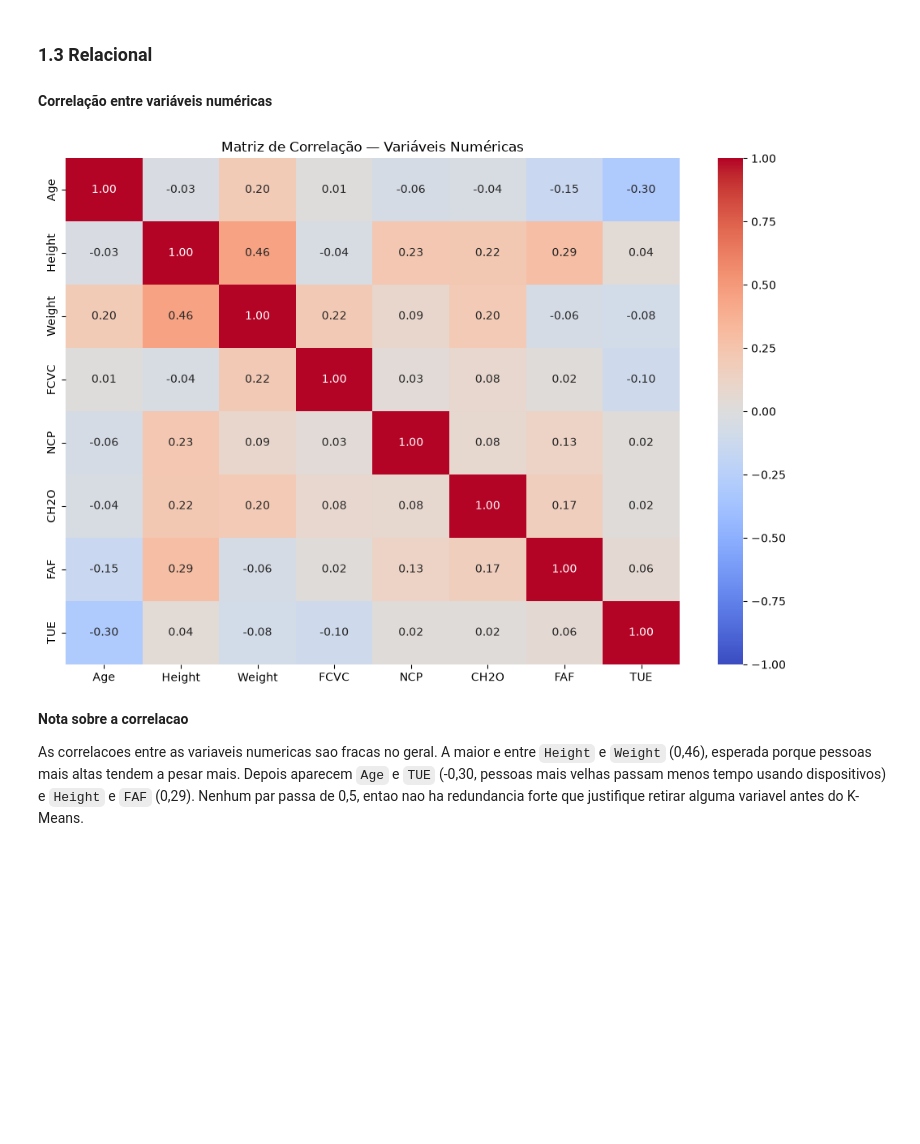
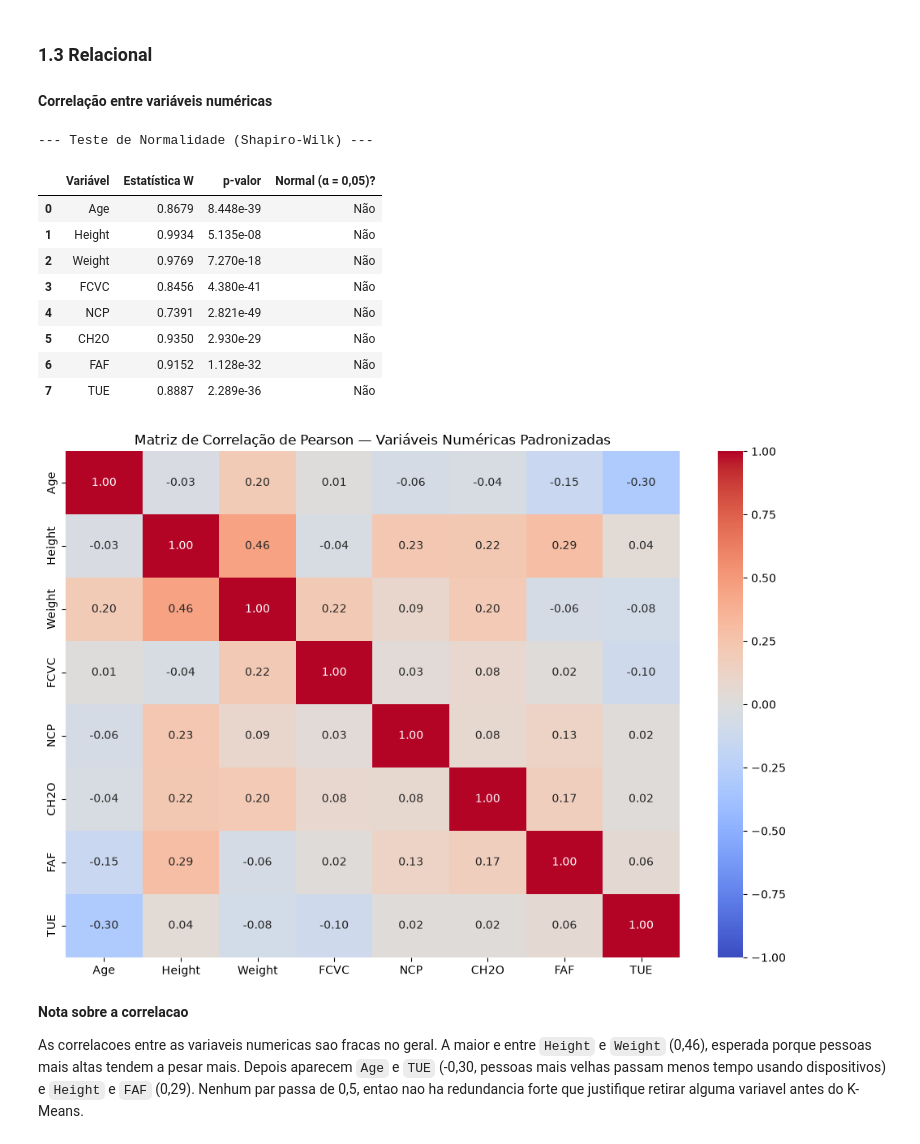
Before and after one commit to GalileuCMMoares/trabalho_AVD, a Jupyter notebook: notebooks/parte_comum/eda.ipynb, the cells around one changed output. Saved outputs shown, nothing was run; the diff lists cells and outputs as text; code cells hidden in the pictures; blank space fills up the shorter version.

```diff
--- a/notebooks/parte_comum/eda.ipynb
+++ b/notebooks/parte_comum/eda.ipynb
@@ -220,15 +244,48 @@ plt.show()
 #### Correlação entre variáveis numéricas
 # %%
 # [IA] Google Gemini – matriz de correlação das variáveis numéricas
-corr = df[colunas_num].corr()
+# [IA] GitHub Copilot – teste de normalidade (Shapiro-Wilk) e matriz de correlação de Pearson sobre dados padronizados
+from scipy.stats import shapiro
+from sklearn.preprocessing import StandardScaler
+
+# 1. Teste de normalidade de Shapiro-Wilk para cada variável numérica
+resultados_norm = []
+for col in colunas_num:
+    stat, p_val = shapiro(df[col])
+    resultados_norm.append({
+        "Variável": col,
+        "Estatística W": round(stat, 4),
+        "p-valor": f"{p_val:.3e}",
+        "Normal (α = 0,05)?": "Sim" if p_val >= 0.05 else "Não",
+    })
+
+print("--- Teste de Normalidade (Shapiro-Wilk) ---")
+display(pd.DataFrame(resultados_norm))
+
+# 2. Normalização/padronização (StandardScaler) e Matriz de Correlação de Pearson
+df_num_norm = pd.DataFrame(
+    StandardScaler().fit_transform(df[colunas_num]),
+    columns=colunas_num,
+)
+corr = df_num_norm.corr(method="pearson")
 
 plt.figure(figsize=(10, 7))
 sns.heatmap(corr, annot=True, fmt=".2f", cmap="coolwarm", vmin=-1, vmax=1)
-plt.title("Matriz de Correlação — Variáveis Numéricas")
+plt.title("Matriz de Correlação de Pearson — Variáveis Numéricas Padronizadas")
 plt.tight_layout()
 plt.show()
 # %% [output]
+--- Teste de Normalidade (Shapiro-Wilk) ---
+|  | Variável | Estatística W | p-valor | Normal (α = 0,05)? |
+| 0 | Age | 0.8679 | 8.448e-39 | Não |
+| 1 | Height | 0.9934 | 5.135e-08 | Não |
+| 2 | Weight | 0.9769 | 7.270e-18 | Não |
+| 3 | FCVC | 0.8456 | 4.380e-41 | Não |
+| 4 | NCP | 0.7391 | 2.821e-49 | Não |
+| 5 | CH2O | 0.9350 | 2.930e-29 | Não |
+| 6 | FAF | 0.9152 | 1.128e-32 | Não |
+| 7 | TUE | 0.8887 | 2.289e-36 | Não |
-[figure, old version]
+[figure, new version]
 # %% [markdown]
 **Nota sobre a correlacao**
 
```
Also changed, not shown: parts of 1 cell of this notebook, 19 other files.
